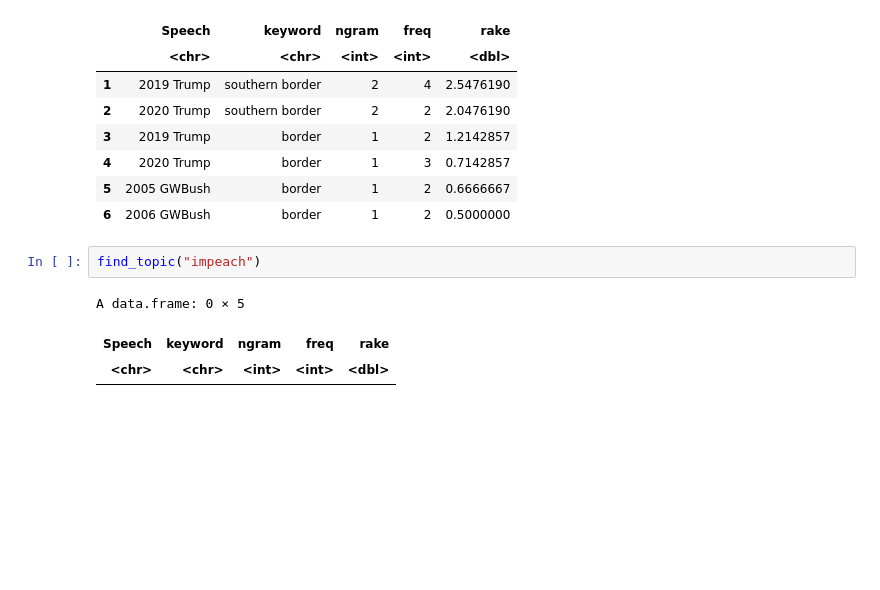
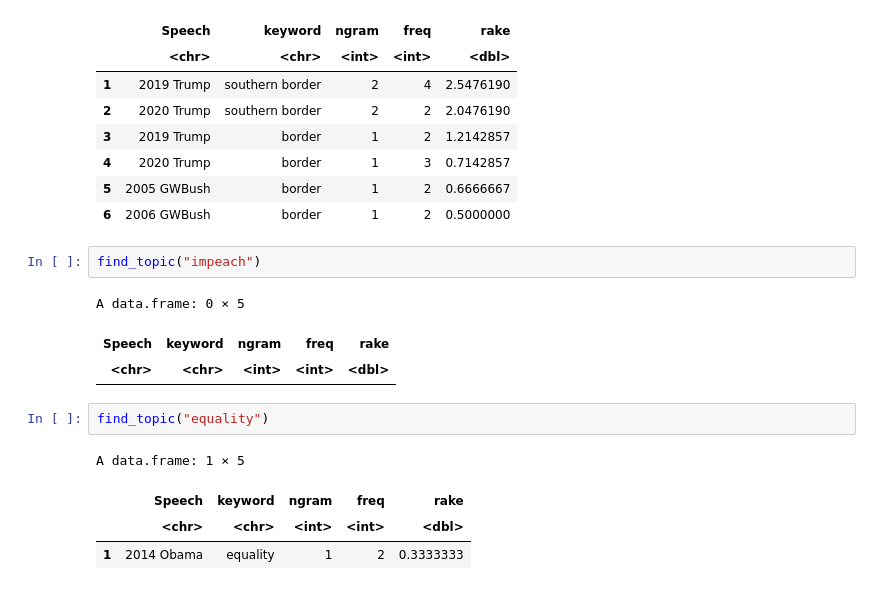
Before and after one commit to lab1702/SOTU, a Jupyter notebook: State of the Union Topic Modeling with udpipe.ipynb, the cells around one changed output. Drawn from its saved outputs; the diff is of its cells as text; blank space fills up the shorter version.

```diff
--- a/State of the Union Topic Modeling with udpipe.ipynb
+++ b/State of the Union Topic Modeling with udpipe.ipynb
@@ -304,3 +315,10 @@ find_topic("impeach")
 A data.frame: 0 × 5
 | Speech | keyword | ngram | freq | rake |
 | <chr> | <chr> | <int> | <int> | <dbl> |
+# %%
+find_topic("equality")
+# %% [output]
+A data.frame: 1 × 5
+|  | Speech | keyword | ngram | freq | rake |
+|  | <chr> | <chr> | <int> | <int> | <dbl> |
+| 1 | 2014 Obama | equality | 1 | 2 | 0.3333333 |
```
Also changed, not shown: parts of 21 cells of this notebook, 7 other files.
